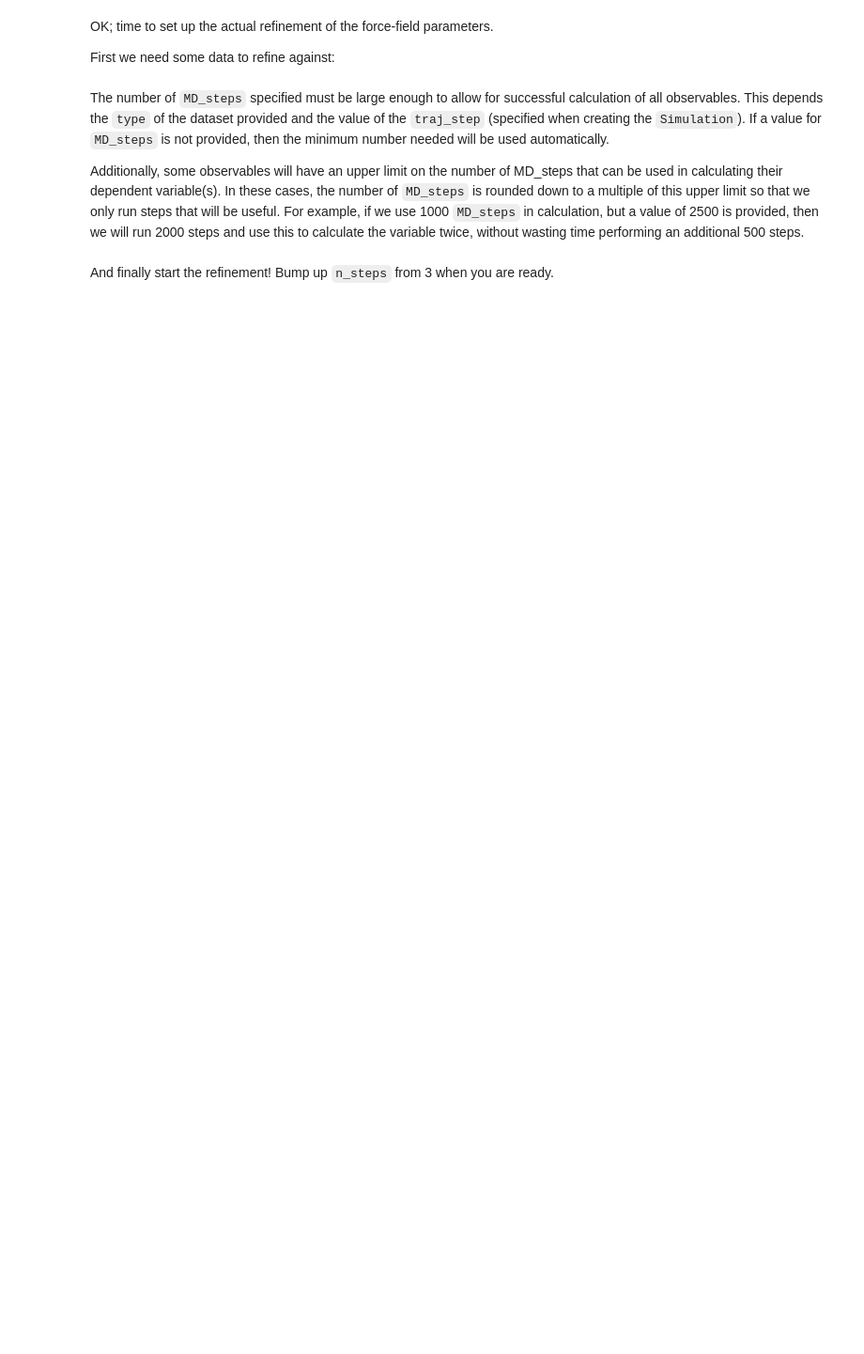
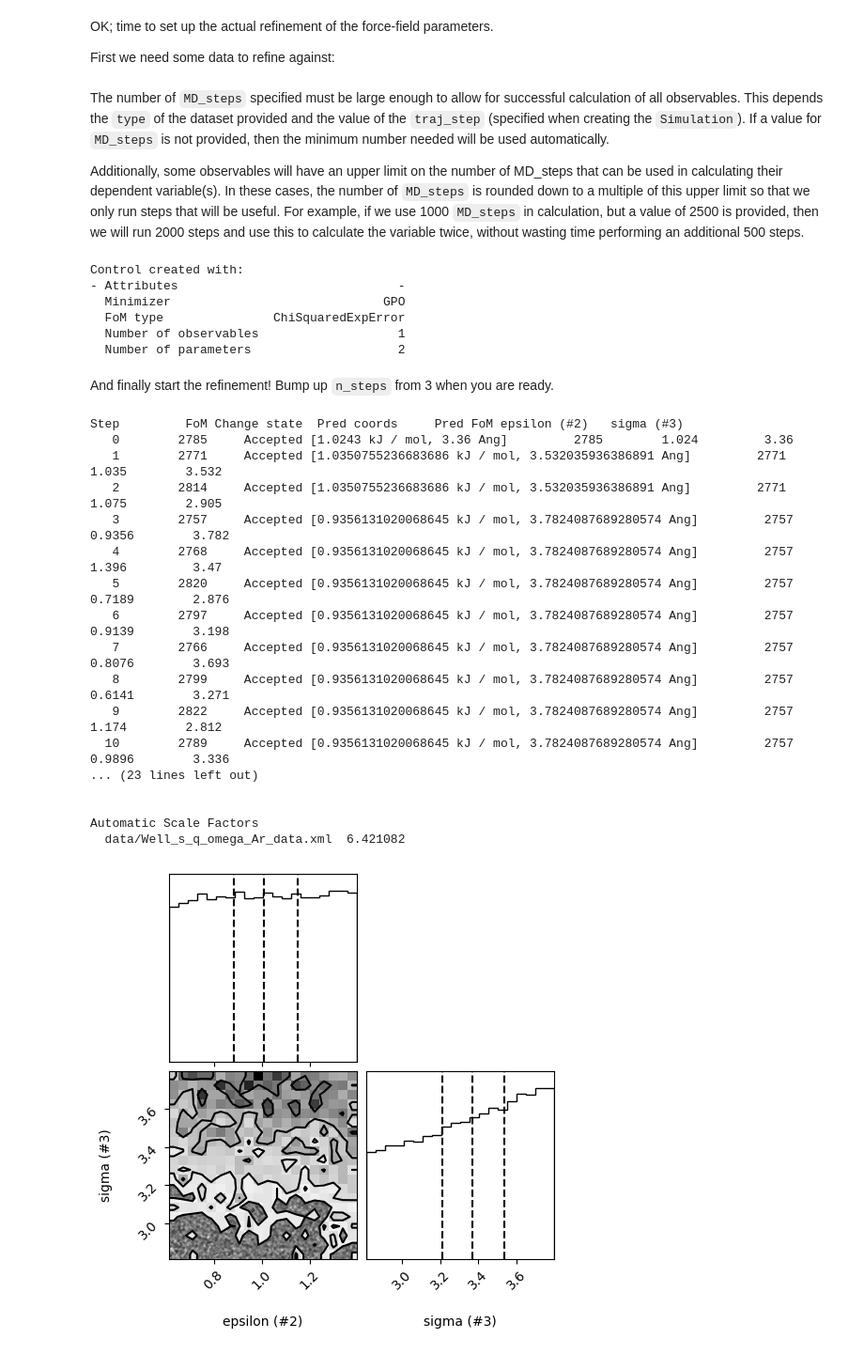
Before and after one commit to ISISNeutronMuon/MDMC, a Jupyter notebook: doc/tutorials/Argon-a-to-z.ipynb, the cells around one changed output. Shown at 94% size. Cells and saved outputs as stored; diff of their text form; code cells hidden in the pictures; blank space fills up the shorter version.

```diff
--- a/doc/tutorials/Argon-a-to-z.ipynb
+++ b/doc/tutorials/Argon-a-to-z.ipynb
@@ -64,7 +84,7 @@ exp_datasets = [{'file_name':'data/Well_s_q_omega_Ar_data.xml',
                  'reader':'xml_SQw',
                  'weight':1.,
                  'auto_scale':True,
-                 'resolution':None}]
+                 'resolution':8000.}]
 # %% [markdown]
 The number of `MD_steps` specified must be large enough to allow for successful calculation of all observables. This depends the `type` of the dataset provided and the value of the `traj_step` (specified when creating the `Simulation`). If a value for `MD_steps` is not provided, then the minimum number needed will be used automatically.
 
@@ -80,11 +100,37 @@ control = Control(simulation=simulation,
                   fit_parameters=fit_parameters,
                   minimizer_type="GPO",
                   reset_config=True,
-                  MD_steps=1000,
-                  equilibration_steps=1000)
+                  MD_steps=4000,
+                  equilibration_steps=4000)
+# %% [output]
+Control created with:
+- Attributes                              -
+  Minimizer                             GPO
+  FoM type               ChiSquaredExpError
+  Number of observables                   1
+  Number of parameters                    2
 # %% [markdown]
 And finally start the refinement! Bump up `n_steps` from 3 when you are ready.
 # %%
 # Run the refinement, i.e. refine the FF parameters against the data
-control.refine(n_steps=21)
+control.refine(n_steps=25)
 control.plot_results();
+# %% [output]
+Step         FoM Change state  Pred coords     Pred FoM epsilon (#2)   sigma (#3)
+   0        2785     Accepted [1.0243 kJ / mol, 3.36 Ang]         2785        1.024         3.36
+   1        2771     Accepted [1.0350755236683686 kJ / mol, 3.532035936386891 Ang]         2771        1.035        3.532
+   2        2814     Accepted [1.0350755236683686 kJ / mol, 3.532035936386891 Ang]         2771        1.075        2.905
+   3        2757     Accepted [0.9356131020068645 kJ / mol, 3.7824087689280574 Ang]         2757       0.9356        3.782
+   4        2768     Accepted [0.9356131020068645 kJ / mol, 3.7824087689280574 Ang]         2757        1.396         3.47
+   5        2820     Accepted [0.9356131020068645 kJ / mol, 3.7824087689280574 Ang]         2757       0.7189        2.876
+   6        2797     Accepted [0.9356131020068645 kJ / mol, 3.7824087689280574 Ang]         2757       0.9139        3.198
+   7        2766     Accepted [0.9356131020068645 kJ / mol, 3.7824087689280574 Ang]         2757       0.8076        3.693
+   8        2799     Accepted [0.9356131020068645 kJ / mol, 3.7824087689280574 Ang]         2757       0.6141        3.271
+   9        2822     Accepted [0.9356131020068645 kJ / mol, 3.7824087689280574 Ang]         2757        1.174        2.812
+  10        2789     Accepted [0.9356131020068645 kJ / mol, 3.7824087689280574 Ang]         2757       0.9896        3.336
+... (23 lines left out)
+
+
+Automatic Scale Factors
+  data/Well_s_q_omega_Ar_data.xml  6.421082
+[figure, added]
```
Also changed, not shown: parts of 9 cells of this notebook, 1 other file.
